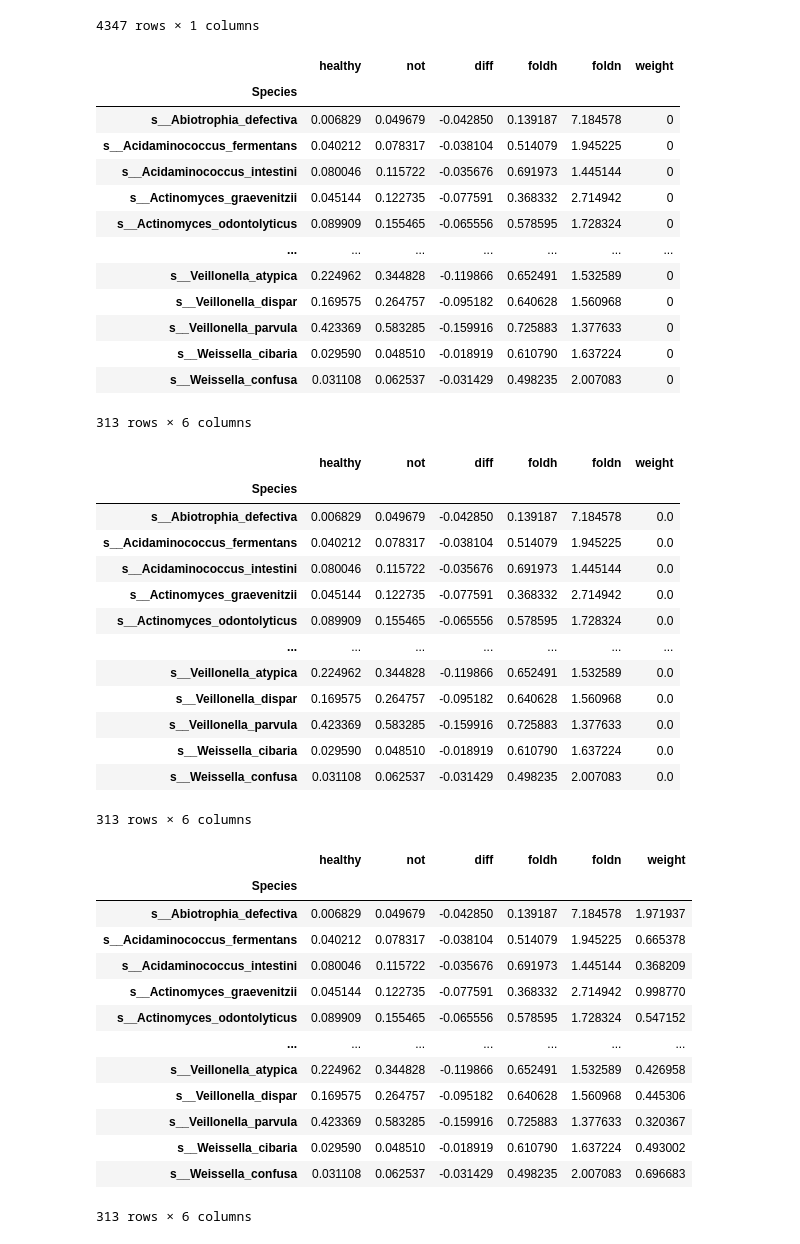
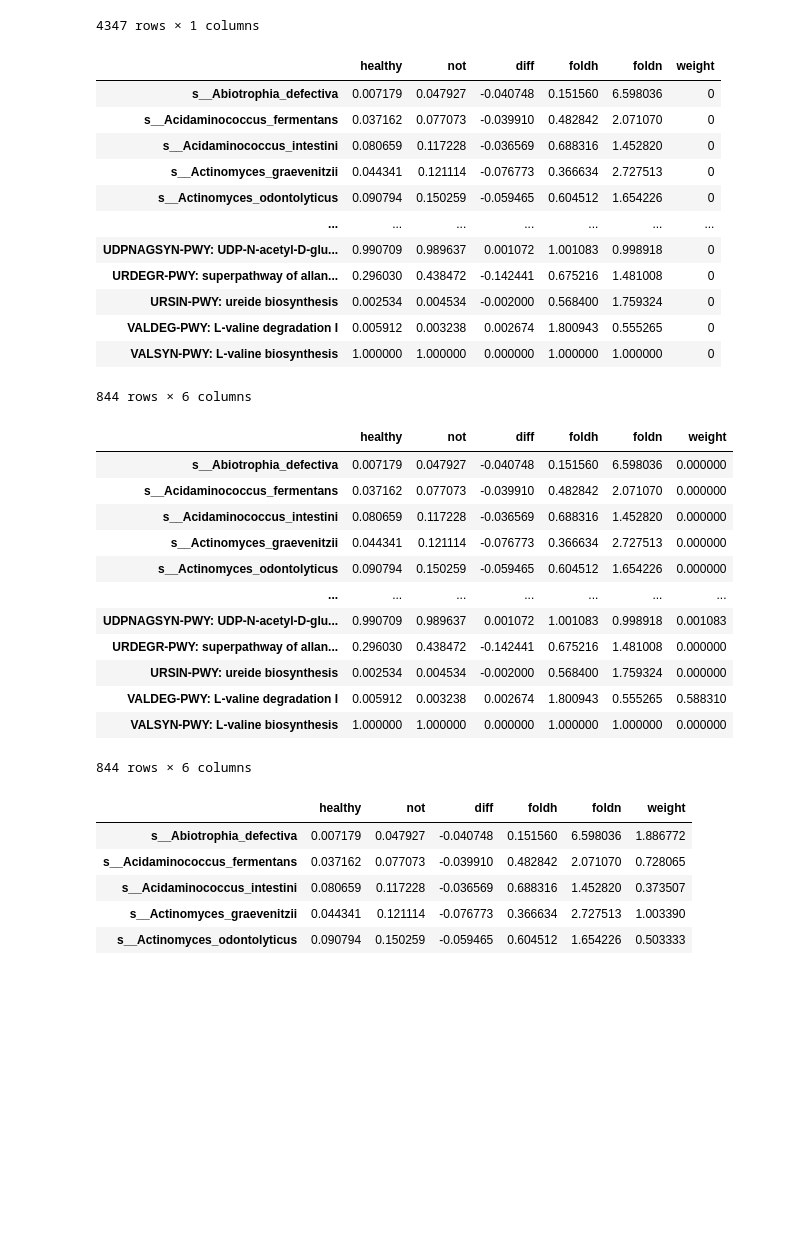
Before and after one commit to danielchang2002/GMHI2-Scratchpad, a Jupyter notebook: src/GMHI++.ipynb, the cells around one changed output. Cells and saved outputs as stored; diff of their text form; code cells hidden in the pictures; blank space fills up the shorter version.

```diff
--- a/src/GMHI++.ipynb
+++ b/src/GMHI++.ipynb
@@ -6,8 +6,8 @@ output_dir = "../output/"
 thresh = 0.00001 # 1e-5
 species = pd.read_csv("../data/taxonomy.csv", index_col = 0).T
 pathways = pd.read_csv("../data/pathways.csv", index_col = 0).T
-# X = pd.concat([species, pathways], axis = 1)
-X = species
+X = pd.concat([species, pathways], axis = 1)
+# X = species
 X_old = X.copy()
 X = X > thresh
 X
@@ -42,8 +42,11 @@ y
 | SAMN07534978 | True |
 | SAMN07535110 | True |
 4347 rows × 1 columns
+# %%
+from sklearn.model_selection import train_test_split
+X_train, X_test, y_train, y_test = train_test_split(X, y, test_size=0.1, random_state=42)
 # %%
-pivot = pd.concat([X[y['isHealthy']].mean(), X[~y['isHealthy']].mean()], axis = 1)
+pivot = pd.concat([X_train[y_train['isHealthy']].mean(), X_train[~y_train['isHealthy']].mean()], axis = 1)
 pivot.columns = ['healthy', 'not']
 pivot['diff'] = pivot['healthy'] - pivot['not']
 pivot['foldh'] = (pivot['healthy'] + 0.0001) / (pivot['not'] + 0.0001)
@@ -53,56 +56,46 @@ pivot['weight'] = 0
 pivot
 # %% [output]
 |  | healthy | not | diff | foldh | foldn | weight |
-| Species |  |  |  |  |  |  |
-| s__Abiotrophia_defectiva | 0.006829 | 0.049679 | -0.042850 | 0.139187 | 7.184578 | 0 |
-| s__Acidaminococcus_fermentans | 0.040212 | 0.078317 | -0.038104 | 0.514079 | 1.945225 | 0 |
-| s__Acidaminococcus_intestini | 0.080046 | 0.115722 | -0.035676 | 0.691973 | 1.445144 | 0 |
-| s__Actinomyces_graevenitzii | 0.045144 | 0.122735 | -0.077591 | 0.368332 | 2.714942 | 0 |
-| s__Actinomyces_odontolyticus | 0.089909 | 0.155465 | -0.065556 | 0.578595 | 1.728324 | 0 |
+| s__Abiotrophia_defectiva | 0.007179 | 0.047927 | -0.040748 | 0.151560 | 6.598036 | 0 |
+| s__Acidaminococcus_fermentans | 0.037162 | 0.077073 | -0.039910 | 0.482842 | 2.071070 | 0 |
+| s__Acidaminococcus_intestini | 0.080659 | 0.117228 | -0.036569 | 0.688316 | 1.452820 | 0 |
+| s__Actinomyces_graevenitzii | 0.044341 | 0.121114 | -0.076773 | 0.366634 | 2.727513 | 0 |
+| s__Actinomyces_odontolyticus | 0.090794 | 0.150259 | -0.059465 | 0.604512 | 1.654226 | 0 |
 | ... | ... | ... | ... | ... | ... | ... |
-| s__Veillonella_atypica | 0.224962 | 0.344828 | -0.119866 | 0.652491 | 1.532589 | 0 |
-| s__Veillonella_dispar | 0.169575 | 0.264757 | -0.095182 | 0.640628 | 1.560968 | 0 |
-| s__Veillonella_parvula | 0.423369 | 0.583285 | -0.159916 | 0.725883 | 1.377633 | 0 |
-| s__Weissella_cibaria | 0.029590 | 0.048510 | -0.018919 | 0.610790 | 1.637224 | 0 |
-| s__Weissella_confusa | 0.031108 | 0.062537 | -0.031429 | 0.498235 | 2.007083 | 0 |
+| UDPNAGSYN-PWY: UDP-N-acetyl-D-glu... | 0.990709 | 0.989637 | 0.001072 | 1.001083 | 0.998918 | 0 |
+| URDEGR-PWY: superpathway of allan... | 0.296030 | 0.438472 | -0.142441 | 0.675216 | 1.481008 | 0 |
+| URSIN-PWY: ureide biosynthesis | 0.002534 | 0.004534 | -0.002000 | 0.568400 | 1.759324 | 0 |
+| VALDEG-PWY: L-valine degradation I | 0.005912 | 0.003238 | 0.002674 | 1.800943 | 0.555265 | 0 |
+| VALSYN-PWY: L-valine biosynthesis | 1.000000 | 1.000000 | 0.000000 | 1.000000 | 1.000000 | 0 |
-313 rows × 6 columns
+844 rows × 6 columns
 # %%
 import numpy as np
 pivot.loc[pivot['diff'] > 0, 'weight'] = np.log(pivot[pivot['diff'] > 0]['foldh'])
 pivot
 # %% [output]
 |  | healthy | not | diff | foldh | foldn | weight |
-| Species |  |  |  |  |  |  |
-| s__Abiotrophia_defectiva | 0.006829 | 0.049679 | -0.042850 | 0.139187 | 7.184578 | 0.0 |
-| s__Acidaminococcus_fermentans | 0.040212 | 0.078317 | -0.038104 | 0.514079 | 1.945225 | 0.0 |
-| s__Acidaminococcus_intestini | 0.080046 | 0.115722 | -0.035676 | 0.691973 | 1.445144 | 0.0 |
-| s__Actinomyces_graevenitzii | 0.045144 | 0.122735 | -0.077591 | 0.368332 | 2.714942 | 0.0 |
-| s__Actinomyces_odontolyticus | 0.089909 | 0.155465 | -0.065556 | 0.578595 | 1.728324 | 0.0 |
+| s__Abiotrophia_defectiva | 0.007179 | 0.047927 | -0.040748 | 0.151560 | 6.598036 | 0.000000 |
+| s__Acidaminococcus_fermentans | 0.037162 | 0.077073 | -0.039910 | 0.482842 | 2.071070 | 0.000000 |
+| s__Acidaminococcus_intestini | 0.080659 | 0.117228 | -0.036569 | 0.688316 | 1.452820 | 0.000000 |
+| s__Actinomyces_graevenitzii | 0.044341 | 0.121114 | -0.076773 | 0.366634 | 2.727513 | 0.000000 |
+| s__Actinomyces_odontolyticus | 0.090794 | 0.150259 | -0.059465 | 0.604512 | 1.654226 | 0.000000 |
 | ... | ... | ... | ... | ... | ... | ... |
-| s__Veillonella_atypica | 0.224962 | 0.344828 | -0.119866 | 0.652491 | 1.532589 | 0.0 |
-| s__Veillonella_dispar | 0.169575 | 0.264757 | -0.095182 | 0.640628 | 1.560968 | 0.0 |
-| s__Veillonella_parvula | 0.423369 | 0.583285 | -0.159916 | 0.725883 | 1.377633 | 0.0 |
-| s__Weissella_cibaria | 0.029590 | 0.048510 | -0.018919 | 0.610790 | 1.637224 | 0.0 |
-| s__Weissella_confusa | 0.031108 | 0.062537 | -0.031429 | 0.498235 | 2.007083 | 0.0 |
+| UDPNAGSYN-PWY: UDP-N-acetyl-D-glu... | 0.990709 | 0.989637 | 0.001072 | 1.001083 | 0.998918 | 0.001083 |
+| URDEGR-PWY: superpathway of allan... | 0.296030 | 0.438472 | -0.142441 | 0.675216 | 1.481008 | 0.000000 |
+| URSIN-PWY: ureide biosynthesis | 0.002534 | 0.004534 | -0.002000 | 0.568400 | 1.759324 | 0.000000 |
+| VALDEG-PWY: L-valine degradation I | 0.005912 | 0.003238 | 0.002674 | 1.800943 | 0.555265 | 0.588310 |
+| VALSYN-PWY: L-valine biosynthesis | 1.000000 | 1.000000 | 0.000000 | 1.000000 | 1.000000 | 0.000000 |
-313 rows × 6 columns
+844 rows × 6 columns
 # %%
 pivot.loc[pivot['diff'] < 0, 'weight'] = np.log(pivot[pivot['diff'] < 0]['foldn'])
-pivot
+pivot.head()
 # %% [output]
 |  | healthy | not | diff | foldh | foldn | weight |
-| Species |  |  |  |  |  |  |
-| s__Abiotrophia_defectiva | 0.006829 | 0.049679 | -0.042850 | 0.139187 | 7.184578 | 1.971937 |
-| s__Acidaminococcus_fermentans | 0.040212 | 0.078317 | -0.038104 | 0.514079 | 1.945225 | 0.665378 |
-| s__Acidaminococcus_intestini | 0.080046 | 0.115722 | -0.035676 | 0.691973 | 1.445144 | 0.368209 |
-| s__Actinomyces_graevenitzii | 0.045144 | 0.122735 | -0.077591 | 0.368332 | 2.714942 | 0.998770 |
-| s__Actinomyces_odontolyticus | 0.089909 | 0.155465 | -0.065556 | 0.578595 | 1.728324 | 0.547152 |
-| ... | ... | ... | ... | ... | ... | ... |
-| s__Veillonella_atypica | 0.224962 | 0.344828 | -0.119866 | 0.652491 | 1.532589 | 0.426958 |
-| s__Veillonella_dispar | 0.169575 | 0.264757 | -0.095182 | 0.640628 | 1.560968 | 0.445306 |
-| s__Veillonella_parvula | 0.423369 | 0.583285 | -0.159916 | 0.725883 | 1.377633 | 0.320367 |
-| s__Weissella_cibaria | 0.029590 | 0.048510 | -0.018919 | 0.610790 | 1.637224 | 0.493002 |
-| s__Weissella_confusa | 0.031108 | 0.062537 | -0.031429 | 0.498235 | 2.007083 | 0.696683 |
+| s__Abiotrophia_defectiva | 0.007179 | 0.047927 | -0.040748 | 0.151560 | 6.598036 | 1.886772 |
+| s__Acidaminococcus_fermentans | 0.037162 | 0.077073 | -0.039910 | 0.482842 | 2.071070 | 0.728065 |
+| s__Acidaminococcus_intestini | 0.080659 | 0.117228 | -0.036569 | 0.688316 | 1.452820 | 0.373507 |
+| s__Actinomyces_graevenitzii | 0.044341 | 0.121114 | -0.076773 | 0.366634 | 2.727513 | 1.003390 |
+| s__Actinomyces_odontolyticus | 0.090794 | 0.150259 | -0.059465 | 0.604512 | 1.654226 | 0.503333 |
-313 rows × 6 columns
 # %%
 pivot['weight2'] = abs(pivot['weight'] * pivot['diff'])
 pivot
```
Also changed, not shown: parts of 26 cells of this notebook.
